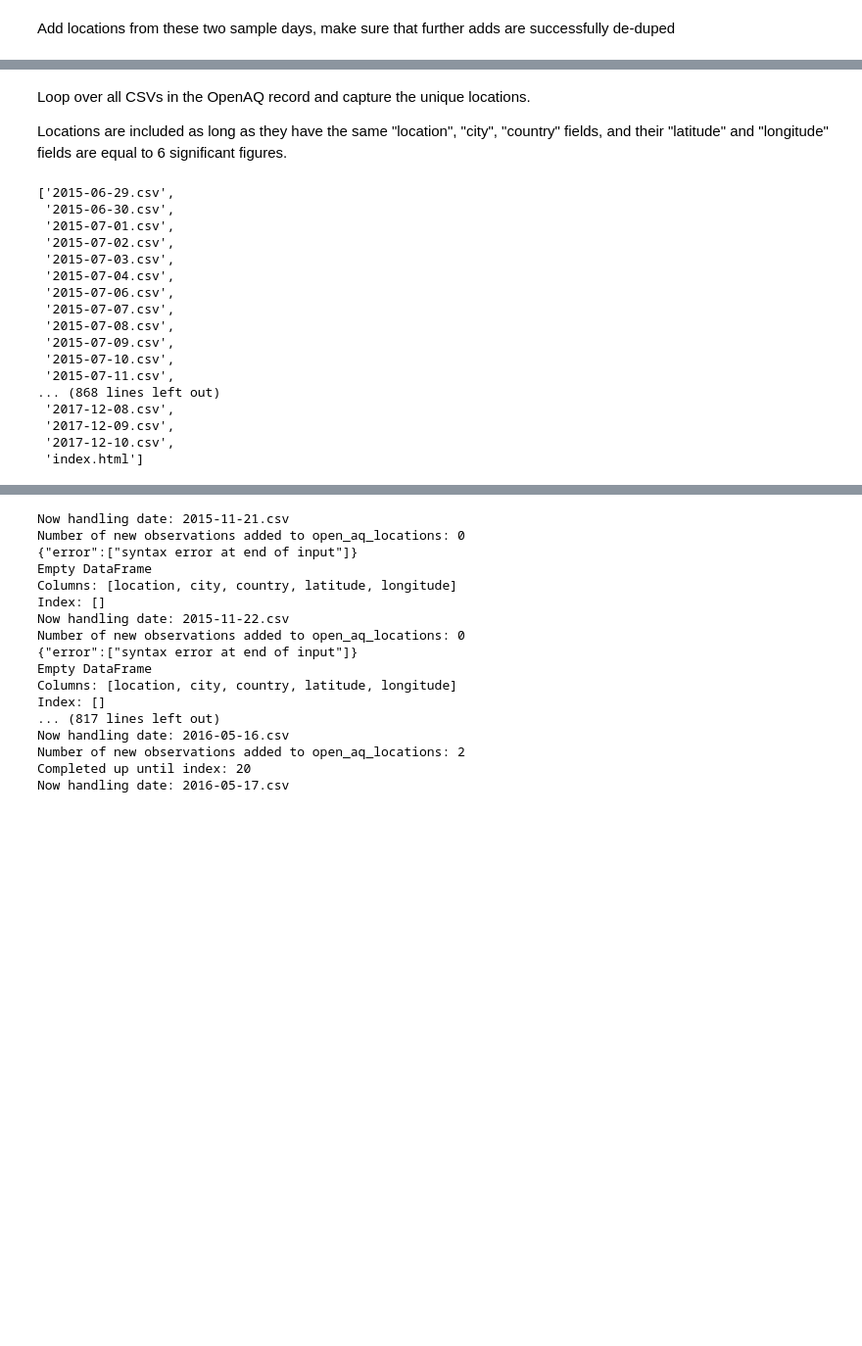
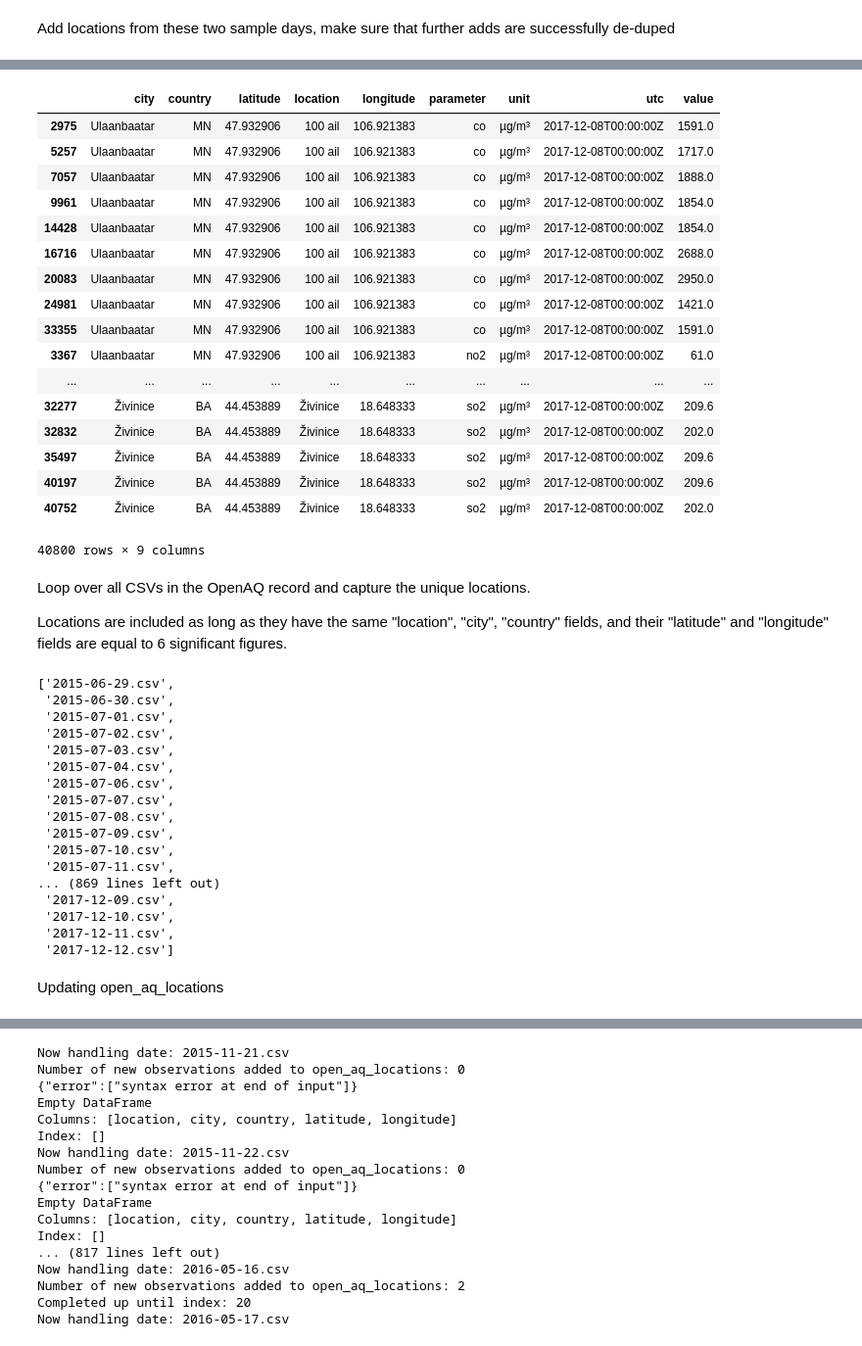
Before and after one commit to nsuberi/ResourceWatchCode, a Jupyter notebook: Near Real Time data procedures/Vector Handling/OpenAQ.ipynb, the cells around one changed output, grey strips where cells are left out. Shown at 98% size. Saved outputs shown, nothing was run; the diff lists cells and outputs as text; code cells hidden in the pictures; blank space fills up the shorter version.

```diff
--- a/Near Real Time data procedures/Vector Handling/OpenAQ.ipynb
+++ b/Near Real Time data procedures/Vector Handling/OpenAQ.ipynb
@@ -408,3 +648,28 @@ Index: []
+# %%
+history = pd.DataFrame(select_from_table("open_aq_history").json()["rows"])
+#duped = history.duplicated(keep=False)
+#print("num duped:", duped.sum())
+#history.loc[duped].sort_values(by=["location", "city", "country", "parameter"])
+history.sort_values(by=["location", "city", "country", "parameter"])
+# %% [output]
+|  | city | country | latitude | location | longitude | parameter | unit | utc | value |
+| 2975 | Ulaanbaatar | MN | 47.932906 | 100 ail | 106.921383 | co | µg/m³ | 2017-12-08T00:00:00Z | 1591.0 |
+| 5257 | Ulaanbaatar | MN | 47.932906 | 100 ail | 106.921383 | co | µg/m³ | 2017-12-08T00:00:00Z | 1717.0 |
+| 7057 | Ulaanbaatar | MN | 47.932906 | 100 ail | 106.921383 | co | µg/m³ | 2017-12-08T00:00:00Z | 1888.0 |
+| 9961 | Ulaanbaatar | MN | 47.932906 | 100 ail | 106.921383 | co | µg/m³ | 2017-12-08T00:00:00Z | 1854.0 |
+| 14428 | Ulaanbaatar | MN | 47.932906 | 100 ail | 106.921383 | co | µg/m³ | 2017-12-08T00:00:00Z | 1854.0 |
+| 16716 | Ulaanbaatar | MN | 47.932906 | 100 ail | 106.921383 | co | µg/m³ | 2017-12-08T00:00:00Z | 2688.0 |
+| 20083 | Ulaanbaatar | MN | 47.932906 | 100 ail | 106.921383 | co | µg/m³ | 2017-12-08T00:00:00Z | 2950.0 |
+| 24981 | Ulaanbaatar | MN | 47.932906 | 100 ail | 106.921383 | co | µg/m³ | 2017-12-08T00:00:00Z | 1421.0 |
+| 33355 | Ulaanbaatar | MN | 47.932906 | 100 ail | 106.921383 | co | µg/m³ | 2017-12-08T00:00:00Z | 1591.0 |
+| 3367 | Ulaanbaatar | MN | 47.932906 | 100 ail | 106.921383 | no2 | µg/m³ | 2017-12-08T00:00:00Z | 61.0 |
+| ... | ... | ... | ... | ... | ... | ... | ... | ... | ... |
+| 32277 | Živinice | BA | 44.453889 | Živinice | 18.648333 | so2 | µg/m³ | 2017-12-08T00:00:00Z | 209.6 |
+| 32832 | Živinice | BA | 44.453889 | Živinice | 18.648333 | so2 | µg/m³ | 2017-12-08T00:00:00Z | 202.0 |
+| 35497 | Živinice | BA | 44.453889 | Živinice | 18.648333 | so2 | µg/m³ | 2017-12-08T00:00:00Z | 209.6 |
+| 40197 | Živinice | BA | 44.453889 | Živinice | 18.648333 | so2 | µg/m³ | 2017-12-08T00:00:00Z | 209.6 |
+| 40752 | Živinice | BA | 44.453889 | Živinice | 18.648333 | so2 | µg/m³ | 2017-12-08T00:00:00Z | 202.0 |
+40800 rows × 9 columns
 # %% [markdown]
 Loop over all CSVs in the OpenAQ record and capture the unique locations.
 
@@ -414,7 +679,8 @@ bucket = "openaq-data"
 openaq_data = s3_resource.Bucket(bucket)
 keys = []
 for file in openaq_data.objects.filter():
-    keys.append(file.key)
+    if file.key[-3:] == "csv":
+        keys.append(file.key)
 keys
 # %% [output]
 ['2015-06-29.csv',
@@ -429,8 +695,10 @@ keys
  '2015-07-09.csv',
  '2015-07-10.csv',
  '2015-07-11.csv',
-... (868 lines left out)
- '2017-12-08.csv',
+... (869 lines left out)
  '2017-12-09.csv',
  '2017-12-10.csv',
- 'index.html']
+ '2017-12-11.csv',
+ '2017-12-12.csv']
+# %% [markdown]
+Updating open_aq_locations
```
Also changed, not shown: parts of 36 cells of this notebook, 1 other file.
